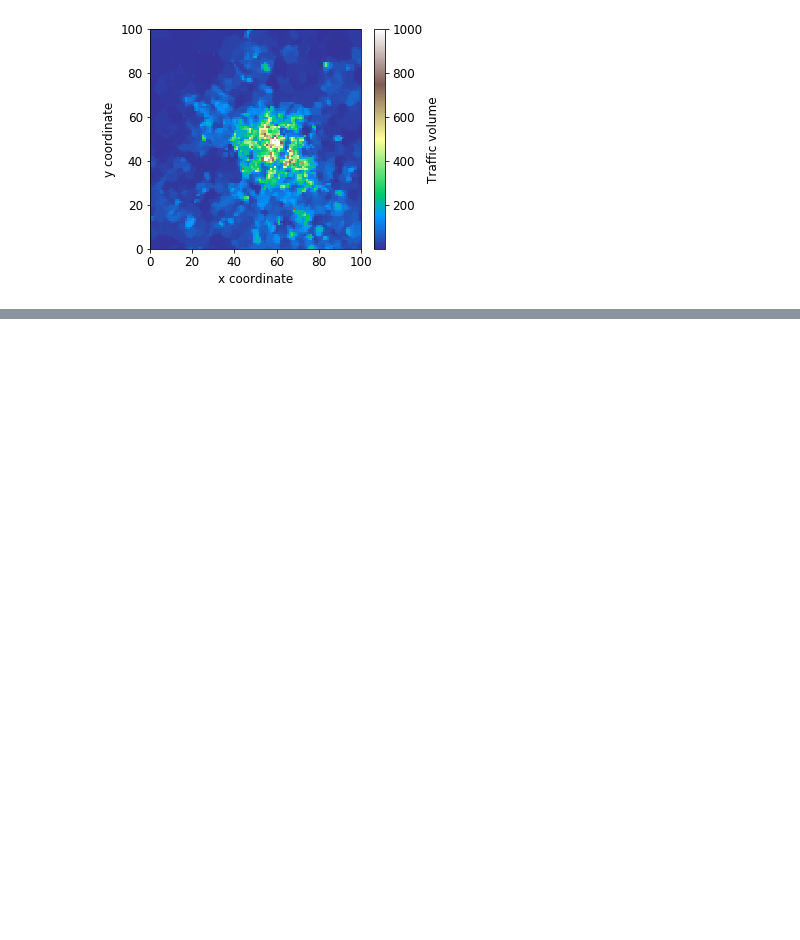
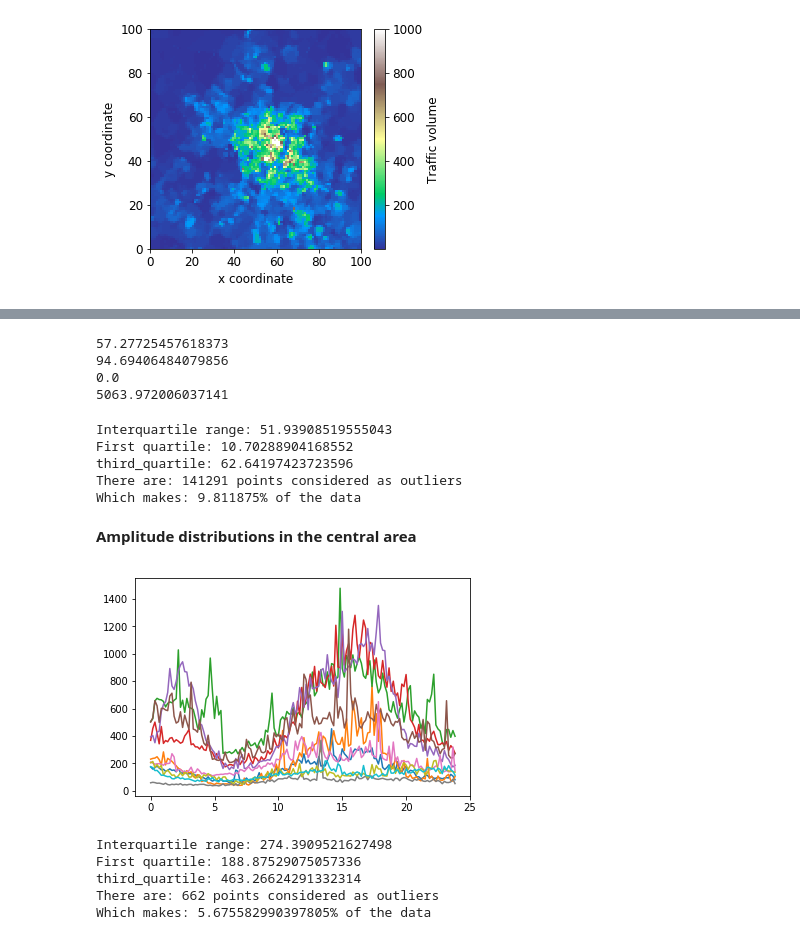
Before and after one commit to dzhv/Spatio-Temporal-mobile-traffic-forecasting, a Jupyter notebook: notebooks/data_exploration.ipynb, the cells around one changed output, grey strips where cells are left out. Saved outputs shown, nothing was run; the diff lists cells and outputs as text; code cells hidden in the pictures; blank space fills up the shorter version.

```diff
--- a/notebooks/data_exploration.ipynb
+++ b/notebooks/data_exploration.ipynb
@@ -80,0 +66,10 @@ for line_coords, axis in zip(cell_coords, axis_grid):
+# %%
+print(data.mean())
+print(data.std())
+print(data.min())
+print(data.max())
+# %% [output]
+57.27725457618373
+94.69406484079856
+0.0
+5063.972006037141
@@ -80,0 +96,26 @@ for line_coords, axis in zip(cell_coords, axis_grid):
+# %%
+analize_iqr_outliers(data)
+# %% [output]
+Interquartile range: 51.93908519555043
+First quartile: 10.70288904168552
+third_quartile: 62.64197423723596
+There are: 141291 points considered as outliers
+Which makes: 9.811875% of the data
+# %% [markdown]
+**Amplitude distributions in the central area**
+# %%
+central_range_x = np.arange(45, 55)
+central_range_y = np.arange(55, 65)
+for x, y in zip(central_range_x, central_range_y):
+    plot_cell(data[:, x, y])
+# %% [output]
+[figure, added]
+# %%
+central_region = data[:, central_range_x[0]:central_range_x[-1], central_range_y[0]:central_range_y[-1]]
+analize_iqr_outliers(central_region)
+# %% [output]
+Interquartile range: 274.3909521627498
+First quartile: 188.87529075057336
+third_quartile: 463.26624291332314
+There are: 662 points considered as outliers
+Which makes: 5.675582990397805% of the data
```
Also changed, not shown: parts of 9 cells of this notebook.
